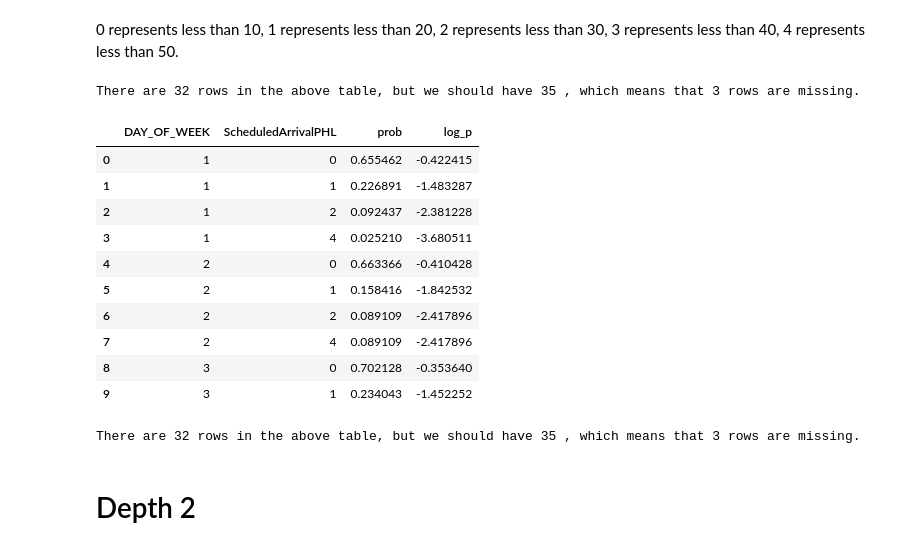
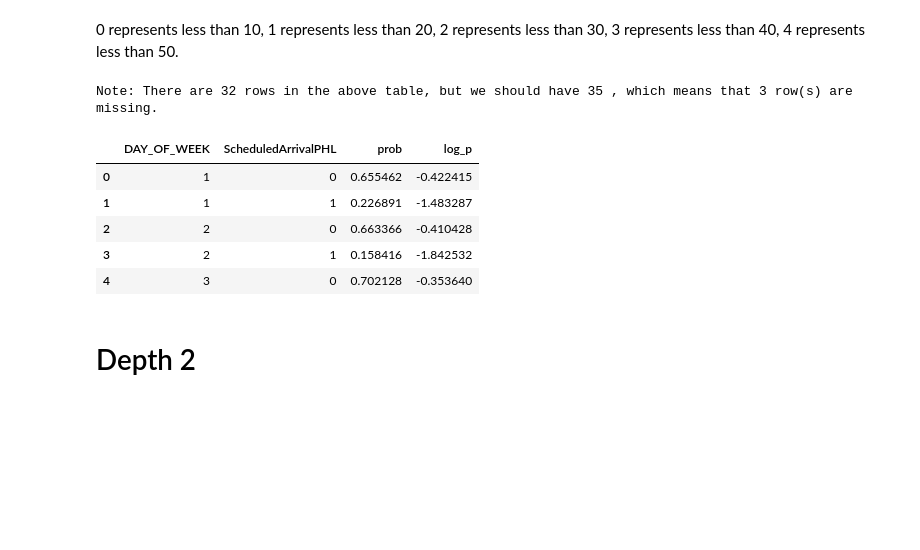
Before and after one commit to dy-choi/Flight-Delay-Analysis, a Jupyter notebook: BayesianNetworkAnalysis.ipynb, the cells around one changed output. Cells and saved outputs as stored; diff of their text form; code cells hidden in the pictures; blank space fills up the shorter version.

```diff
--- a/BayesianNetworkAnalysis.ipynb
+++ b/BayesianNetworkAnalysis.ipynb
@@ -135,25 +96,25 @@ MONTH 12
 0 represents less than 10, 1 represents less than 20, 2 represents less than 30, 3 represents less than 40, 4 represents less than 50.
 # %%
 scheduled_PHL_df = cpt.nonparentless_CPT('ScheduledArrivalPHL')
-scheduled_PHL_df.head(10)
 # %% [output]
-There are 32 rows in the above table, but we should have 35 , which means that 3 rows are missing.
+Note: There are 32 rows in the above table, but we should have 35 , which means that 3 row(s) are missing.
-|  | DAY_OF_WEEK | ScheduledArrivalPHL | prob | log_p |
-| 0 | 1 | 0 | 0.655462 | -0.422415 |
-| 1 | 1 | 1 | 0.226891 | -1.483287 |
-| 2 | 1 | 2 | 0.092437 | -2.381228 |
-| 3 | 1 | 4 | 0.025210 | -3.680511 |
-| 4 | 2 | 0 | 0.663366 | -0.410428 |
-| 5 | 2 | 1 | 0.158416 | -1.842532 |
-| 6 | 2 | 2 | 0.089109 | -2.417896 |
-| 7 | 2 | 4 | 0.089109 | -2.417896 |
-| 8 | 3 | 0 | 0.702128 | -0.353640 |
-| 9 | 3 | 1 | 0.234043 | -1.452252 |
-# %%
-print('There are', scheduled_PHL_df.shape[0], 'rows in the above table, but we should have', 7 * 5, \
-      ', which means that', 7 * 5 - scheduled_PHL_df.shape[0], 'rows are missing.')
-# %% [output]
-There are 32 rows in the above table, but we should have 35 , which means that 3 rows are missing.
+# %%
+# make a complete CPT
+temp = [[i, j] for i in range(1,8) for j in range(2)]
+temp = pd.DataFrame(temp,columns=scheduled_PHL_df.columns.tolist()[:-2])
+on_li = scheduled_PHL_df.columns.tolist()[:-2]
+scheduled_PHL_df = temp.merge(scheduled_PHL_df, on=on_li, how='outer')
+# replace NaN values with very small values
+scheduled_PHL_df['prob'].fillna(TINY, inplace=True)
+scheduled_PHL_df['log_p'].fillna(np.log(TINY), inplace=True)
+scheduled_PHL_df.head()
+# %% [output]
+|  | DAY_OF_WEEK | ScheduledArrivalPHL | prob | log_p |
+| 0 | 1 | 0 | 0.655462 | -0.422415 |
+| 1 | 1 | 1 | 0.226891 | -1.483287 |
+| 2 | 2 | 0 | 0.663366 | -0.410428 |
+| 3 | 2 | 1 | 0.158416 | -1.842532 |
+| 4 | 3 | 0 | 0.702128 | -0.353640 |
 # %% [markdown]
 # Depth 2
 # %%
```
Also changed, not shown: parts of 20 cells of this notebook, 1 other file.
